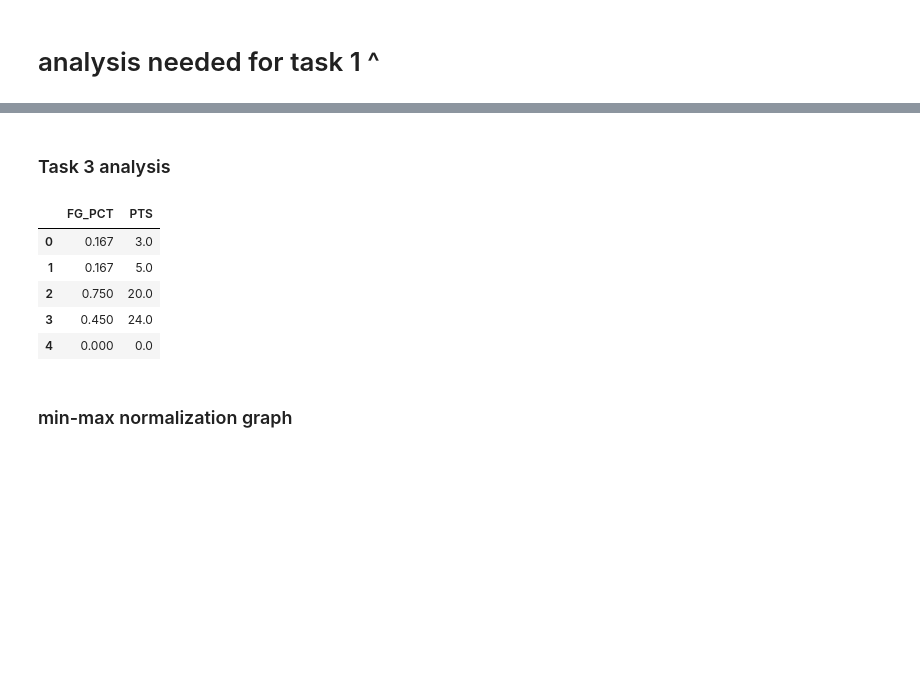
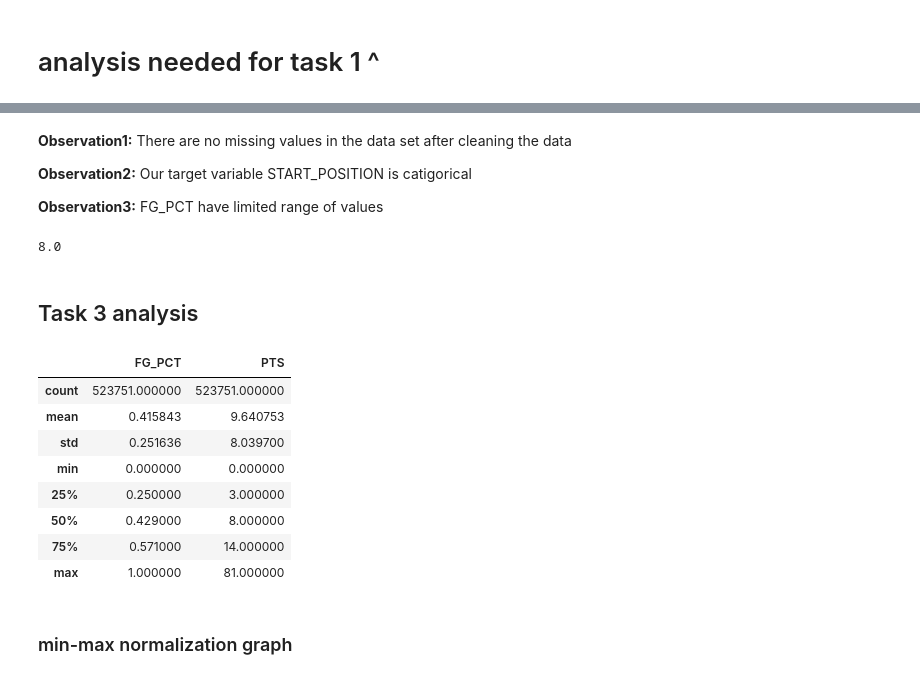
Before and after one commit to harism91/NBA-Data-mining-project, a Jupyter notebook: NBA dataset.ipynb, the cells around one changed output, grey strips where cells are left out. Saved outputs shown, nothing was run; the diff lists cells and outputs as text; code cells hidden in the pictures; blank space fills up the shorter version.

```diff
--- a/NBA dataset.ipynb
+++ b/NBA dataset.ipynb
@@ -468,14 +481,28 @@ for i, col in enumerate(['SEASON_ID']):
+# %% [markdown]
+**Observation1:** There are no missing values in the data set after cleaning the data
+
+**Observation2:** Our target variable START_POSITION is catigorical
+
+**Observation3:** FG_PCT have limited range of values
+# %%
+median= np.median(t2['PTS'])
+median
+# %% [output]
+8.0
 # %% [markdown]
-### Task 3 analysis
+## Task 3 analysis
 # %%
-t3.head()
+t3.describe()
 # %% [output]
 |  | FG_PCT | PTS |
-| 0 | 0.167 | 3.0 |
-| 1 | 0.167 | 5.0 |
-| 2 | 0.750 | 20.0 |
-| 3 | 0.450 | 24.0 |
-| 4 | 0.000 | 0.0 |
+| count | 523751.000000 | 523751.000000 |
+| mean | 0.415843 | 9.640753 |
+| std | 0.251636 | 8.039700 |
+| min | 0.000000 | 0.000000 |
+| 25% | 0.250000 | 3.000000 |
+| 50% | 0.429000 | 8.000000 |
+| 75% | 0.571000 | 14.000000 |
+| max | 1.000000 | 81.000000 |
 # %% [markdown]
 ### min-max normalization graph
 # %%
```
Also changed, not shown: parts of 23 cells of this notebook.
